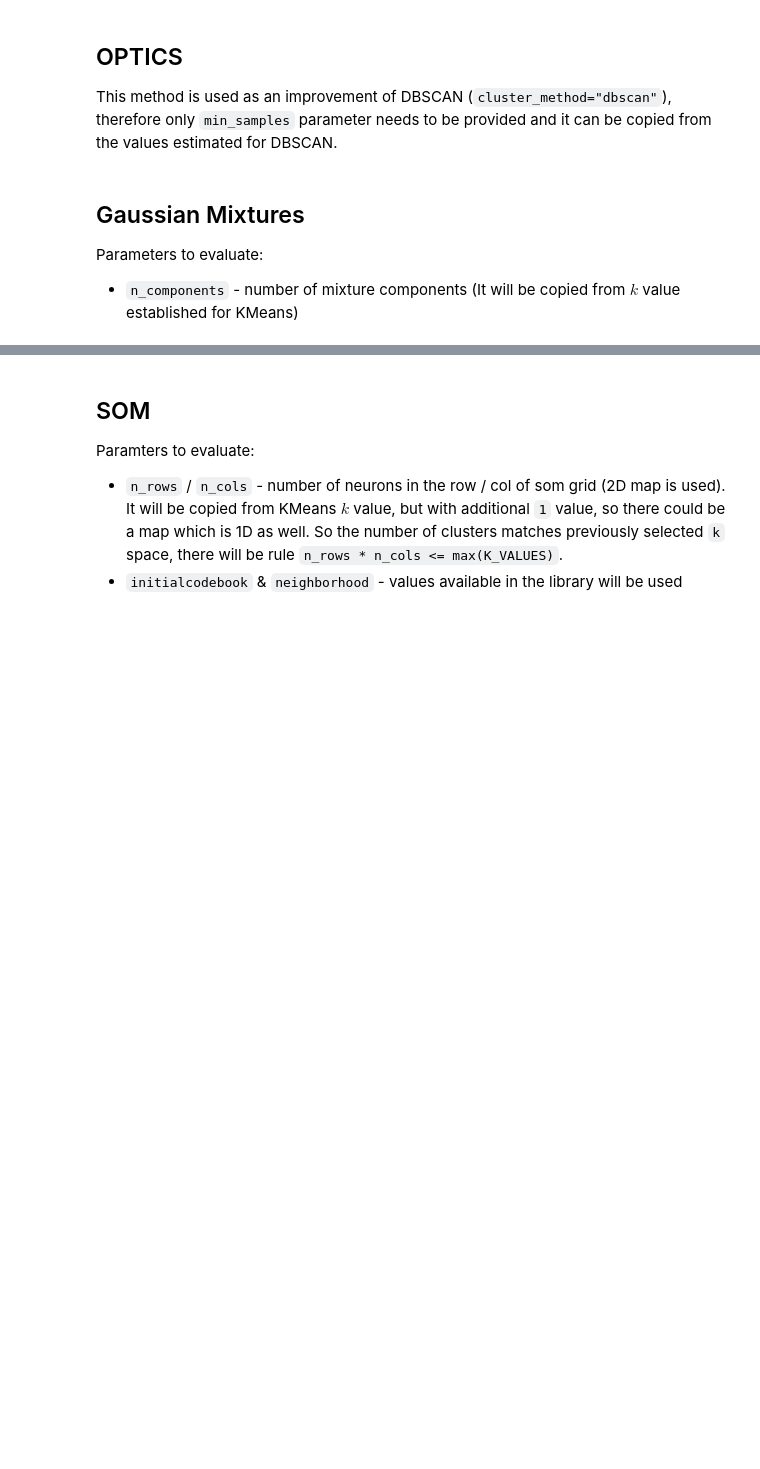
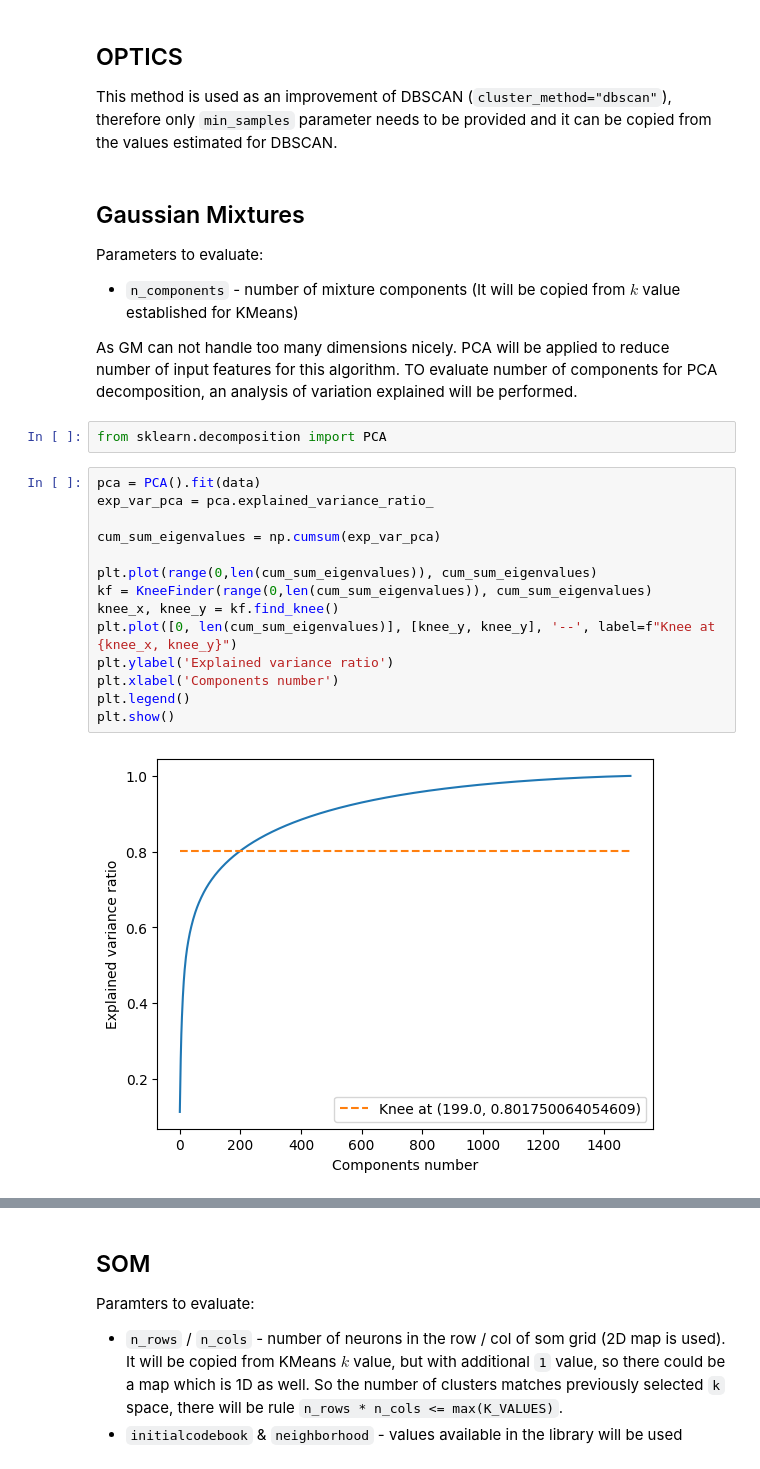
Before and after one commit to MMedzin/clustering-genomic-data, a Jupyter notebook: experiment/hyperparameters_exploration_gmler.ipynb, the cells around one changed output, grey strips where cells are left out. Drawn from its saved outputs; the diff is of its cells as text; blank space fills up the shorter version.

```diff
--- a/experiment/hyperparameters_exploration_gmler.ipynb
+++ b/experiment/hyperparameters_exploration_gmler.ipynb
@@ -336,3 +388,23 @@ This method is used as an improvement of DBSCAN (`cluster_method="dbscan"`), the
 ## Gaussian Mixtures
 Parameters to evaluate:
 * `n_components` - number of mixture components (It will be copied from $k$ value established for KMeans)
+
+As GM can not handle too many dimensions nicely. PCA will be applied to reduce number of input features for this algorithm. TO evaluate number of components for PCA decomposition, an analysis of variation explained will be performed.
+# %%
+from sklearn.decomposition import PCA
+# %%
+pca = PCA().fit(data)
+exp_var_pca = pca.explained_variance_ratio_
+
+cum_sum_eigenvalues = np.cumsum(exp_var_pca)
+
+plt.plot(range(0,len(cum_sum_eigenvalues)), cum_sum_eigenvalues)
+kf = KneeFinder(range(0,len(cum_sum_eigenvalues)), cum_sum_eigenvalues)
+knee_x, knee_y = kf.find_knee()
+plt.plot([0, len(cum_sum_eigenvalues)], [knee_y, knee_y], '--', label=f"Knee at {knee_x, knee_y}")
+plt.ylabel('Explained variance ratio')
+plt.xlabel('Components number')
+plt.legend()
+plt.show()
+# %% [output]
+[figure, added]
```
Also changed, not shown: parts of 25 cells of this notebook, 4 other files.
